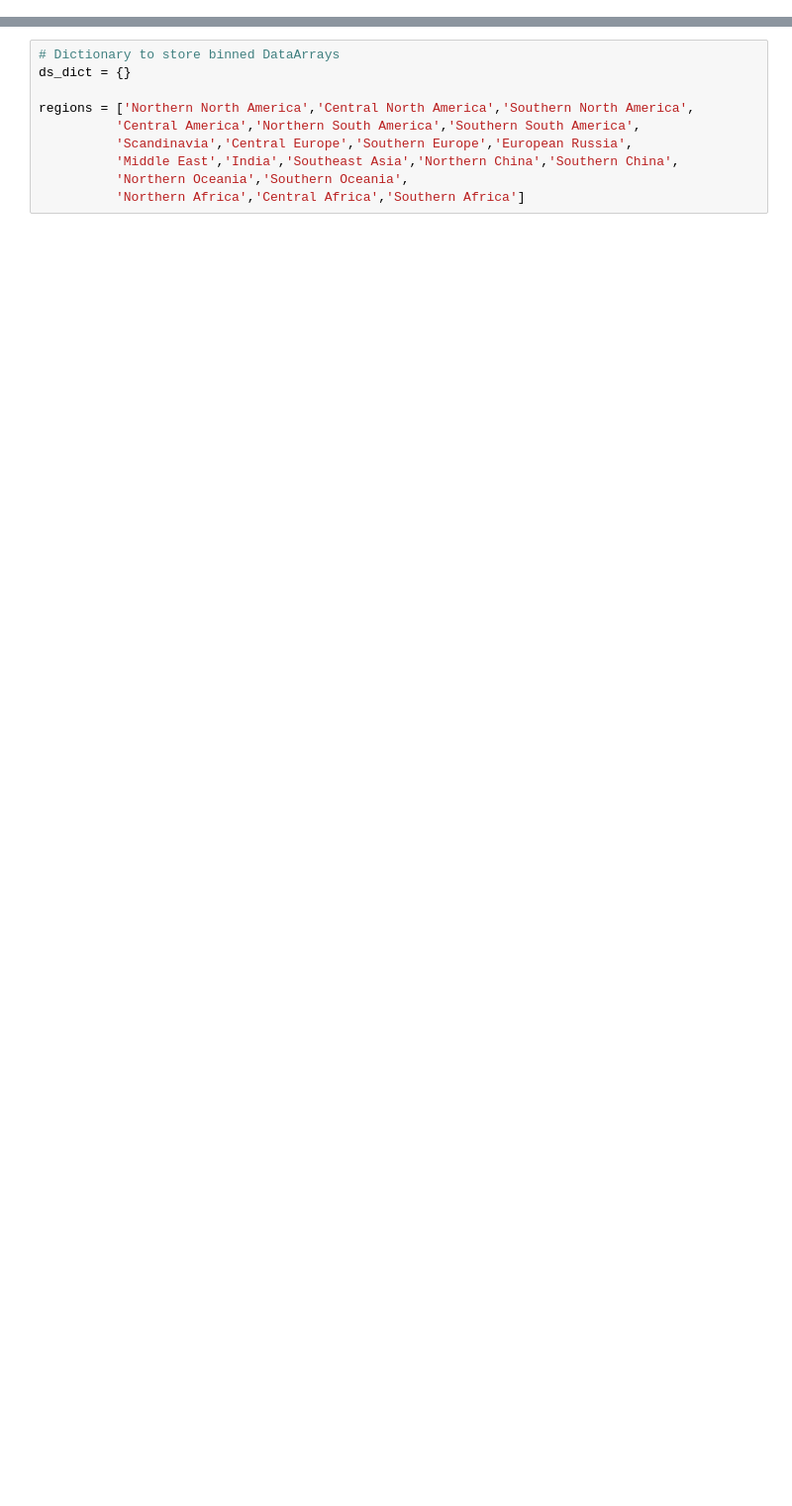
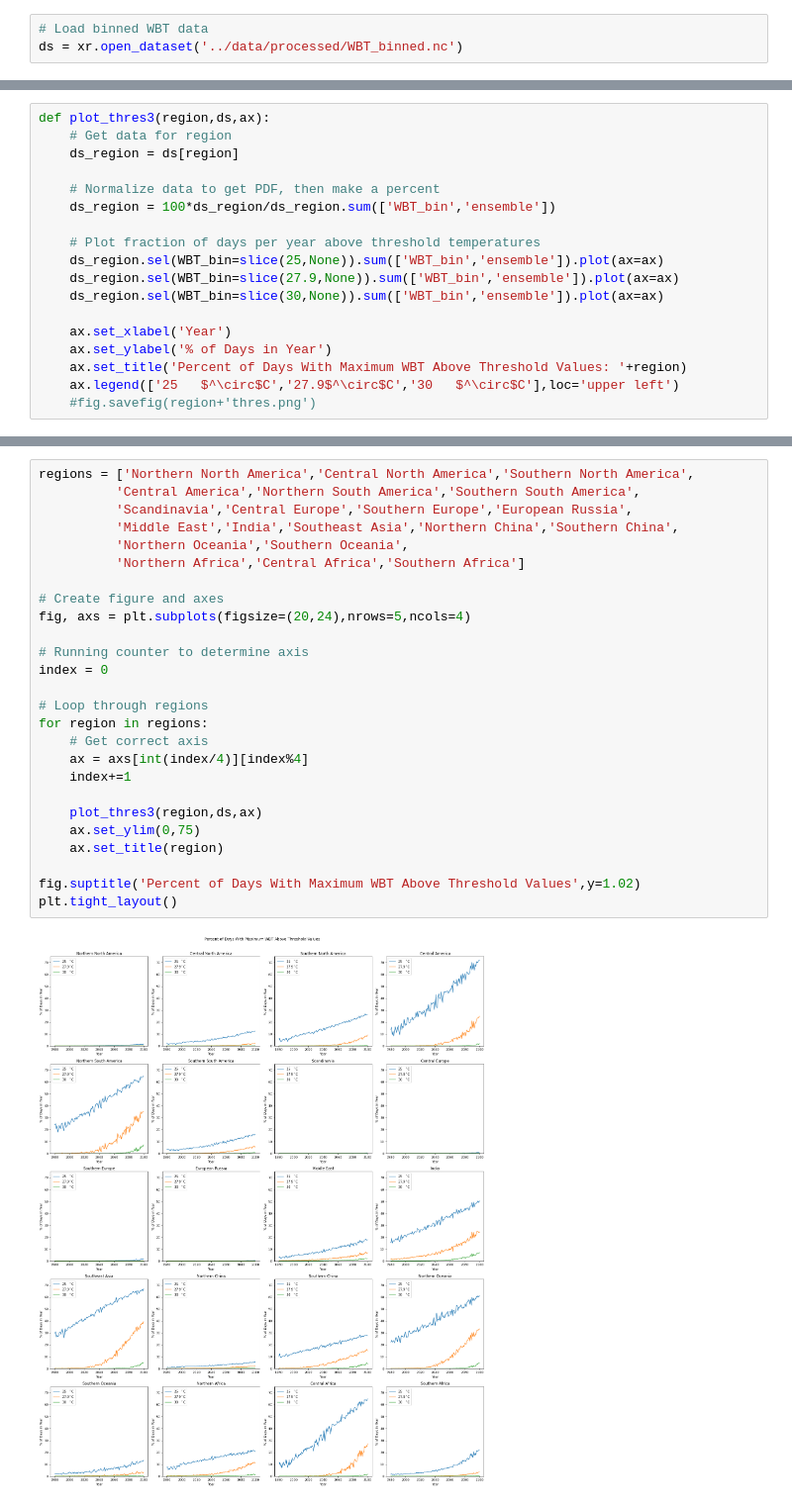
Before and after one commit to KYan19/pei, a Jupyter notebook: notebooks/4.5_WBTBinning.ipynb, the cells around one changed output, grey strips where cells are left out. Shown at 99% size. Cells and saved outputs as stored; diff of their text form; blank space fills up the shorter version.

Commit message:
Working with binned data for plots

```diff
--- a/notebooks/4.5_WBTBinning.ipynb
+++ b/notebooks/4.5_WBTBinning.ipynb
@@ -22,0 +12,3 @@ land_area_adj = land_area.where(land_mask,0).rename({'__xarray_dataarray_variabl
+# %%
+# Load binned WBT data
+ds = xr.open_dataset('../data/processed/WBT_binned.nc')
@@ -22,0 +17,18 @@ land_area_adj = land_area.where(land_mask,0).rename({'__xarray_dataarray_variabl
+# %%
+def plot_thres3(region,ds,ax):
+    # Get data for region
+    ds_region = ds[region]
+
+    # Normalize data to get PDF, then make a percent
+    ds_region = 100*ds_region/ds_region.sum(['WBT_bin','ensemble'])
+
+    # Plot fraction of days per year above threshold temperatures
+    ds_region.sel(WBT_bin=slice(25,None)).sum(['WBT_bin','ensemble']).plot(ax=ax)
+    ds_region.sel(WBT_bin=slice(27.9,None)).sum(['WBT_bin','ensemble']).plot(ax=ax)
+    ds_region.sel(WBT_bin=slice(30,None)).sum(['WBT_bin','ensemble']).plot(ax=ax)
+
+    ax.set_xlabel('Year')
+    ax.set_ylabel('% of Days in Year')
+    ax.set_title('Percent of Days With Maximum WBT Above Threshold Values: '+region)
+    ax.legend(['25   $^\circ$C','27.9$^\circ$C','30   $^\circ$C'],loc='upper left')
+    #fig.savefig(region+'thres.png')
@@ -23,10 +37,28 @@ land_area_adj = land_area.where(land_mask,0).rename({'__xarray_dataarray_variabl
 # %%
-# Dictionary to store binned DataArrays
-ds_dict = {}
-
 regions = ['Northern North America','Central North America','Southern North America',
           'Central America','Northern South America','Southern South America',
           'Scandinavia','Central Europe','Southern Europe','European Russia',
           'Middle East','India','Southeast Asia','Northern China','Southern China',
           'Northern Oceania','Southern Oceania',
           'Northern Africa','Central Africa','Southern Africa']
+
+# Create figure and axes
+fig, axs = plt.subplots(figsize=(20,24),nrows=5,ncols=4)
+
+# Running counter to determine axis
+index = 0
+
+# Loop through regions
+for region in regions:
+    # Get correct axis
+    ax = axs[int(index/4)][index%4]
+    index+=1
+
+    plot_thres3(region,ds,ax)
+    ax.set_ylim(0,75)
+    ax.set_title(region)
+
+fig.suptitle('Percent of Days With Maximum WBT Above Threshold Values',y=1.02)
+plt.tight_layout()
+# %% [output]
+[figure, added]
```
Also changed, not shown: parts of 9 cells of this notebook.
